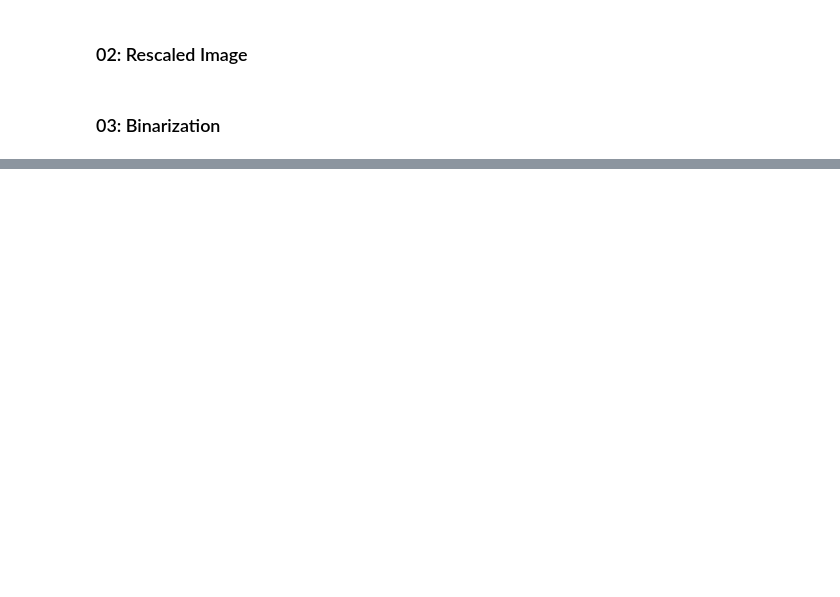
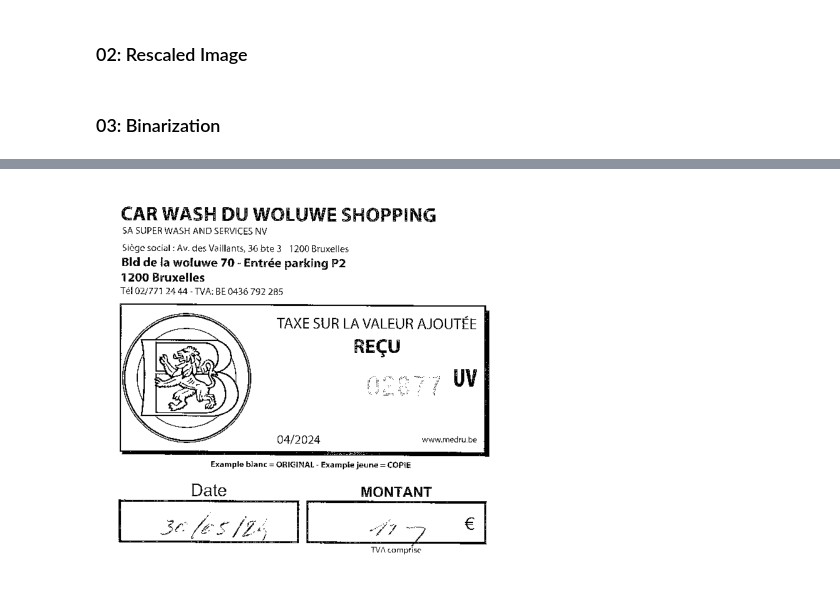
Before and after one commit to marcodigennaro/OCR, a Jupyter notebook: tutorials/tutorial_opencv.ipynb, the cells around one changed output, grey strips where cells are left out. Saved outputs shown, nothing was run; the diff lists cells and outputs as text; code cells hidden in the pictures; blank space fills up the shorter version.

```diff
--- a/tutorials/tutorial_opencv.ipynb
+++ b/tutorials/tutorial_opencv.ipynb
@@ -40,0 +39,7 @@ display_image_inline(gray_img_path)
+# %%
+bw_image_path = Path(TMP_DIR).joinpath('bw_img.png')
+thresh, bw_image = cv2.threshold(gray_image, 100, 10000, cv2.THRESH_BINARY)
+cv2.imwrite(bw_image_path, bw_image)
+display_image_inline(bw_image_path)
+# %% [output]
+[figure, added]
```
Also changed, not shown: parts of 6 cells of this notebook, 14 other files.
